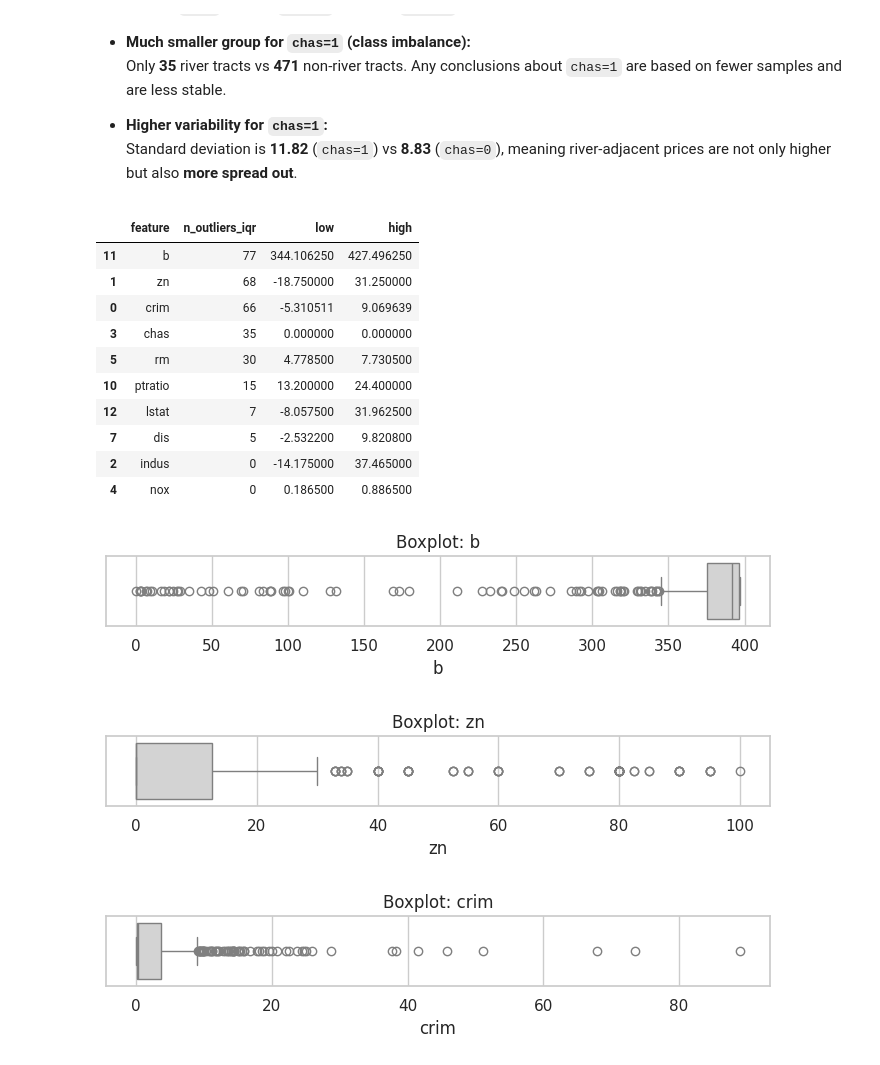
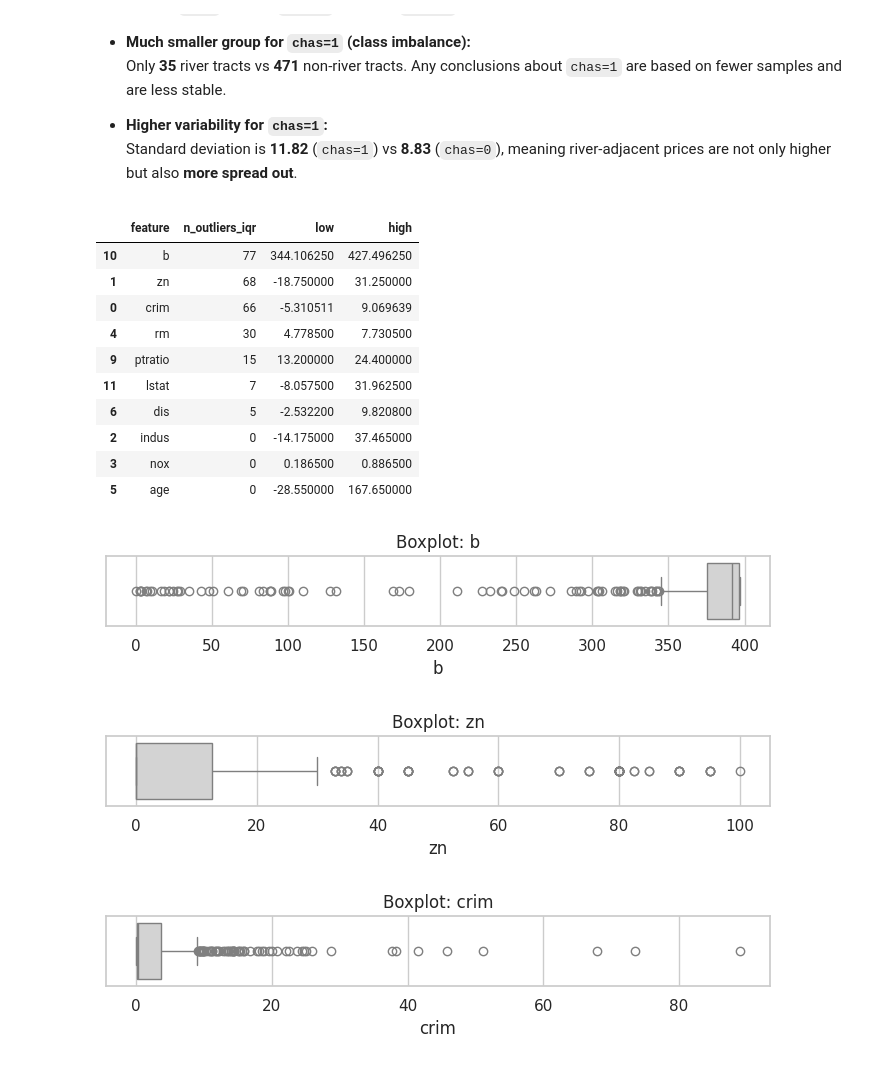
Before and after one commit to Shushunya/FAA-P2, a Jupyter notebook: notebooks/eda.ipynb, the cells around one changed output. Drawn from its saved outputs; the diff is of its cells as text; code cells hidden in the pictures.

```diff
--- a/notebooks/eda.ipynb
+++ b/notebooks/eda.ipynb
@@ -320,37 +320,39 @@ if "chas" in df.columns:
 # %%
 # --- 7) Outlier scan (IQR rule) ---
 def iqr_outlier_summary(dataframe, cols):
     rows = []
     for c in cols:
+        if  c == 'chas': # skip binary feature
+            continue
         q1, q3 = dataframe[c].quantile([0.25, 0.75])
         iqr = q3 - q1
         low, high = q1 - 1.5 * iqr, q3 + 1.5 * iqr
         n = int(((dataframe[c] < low) | (dataframe[c] > high)).sum())
         rows.append((c, n, float(low), float(high)))
     return pd.DataFrame(rows, columns=["feature", "n_outliers_iqr", "low", "high"]).sort_values("n_outliers_iqr", ascending=False)
 
 outliers = iqr_outlier_summary(df, feature_cols)
 display(outliers.head(10))
 
 # visualize a couple of heavy-outlier features
 for col in outliers.head(3)["feature"].tolist():
     plt.figure(figsize=(7, 1.8))
     sns.boxplot(x=df[col], color="lightgray")
     plt.title(f"Boxplot: {col}")
     plt.tight_layout()
     plt.show()
 # %% [output]
 |  | feature | n_outliers_iqr | low | high |
-| 11 | b | 77 | 344.106250 | 427.496250 |
+| 10 | b | 77 | 344.106250 | 427.496250 |
 | 1 | zn | 68 | -18.750000 | 31.250000 |
 | 0 | crim | 66 | -5.310511 | 9.069639 |
-| 3 | chas | 35 | 0.000000 | 0.000000 |
-| 5 | rm | 30 | 4.778500 | 7.730500 |
-| 10 | ptratio | 15 | 13.200000 | 24.400000 |
-| 12 | lstat | 7 | -8.057500 | 31.962500 |
-| 7 | dis | 5 | -2.532200 | 9.820800 |
+| 4 | rm | 30 | 4.778500 | 7.730500 |
+| 9 | ptratio | 15 | 13.200000 | 24.400000 |
+| 11 | lstat | 7 | -8.057500 | 31.962500 |
+| 6 | dis | 5 | -2.532200 | 9.820800 |
 | 2 | indus | 0 | -14.175000 | 37.465000 |
-| 4 | nox | 0 | 0.186500 | 0.886500 |
+| 3 | nox | 0 | 0.186500 | 0.886500 |
+| 5 | age | 0 | -28.550000 | 167.650000 |
 [figure]
 [figure]
 [figure]
```
Also changed, not shown: parts of 3 cells of this notebook.
